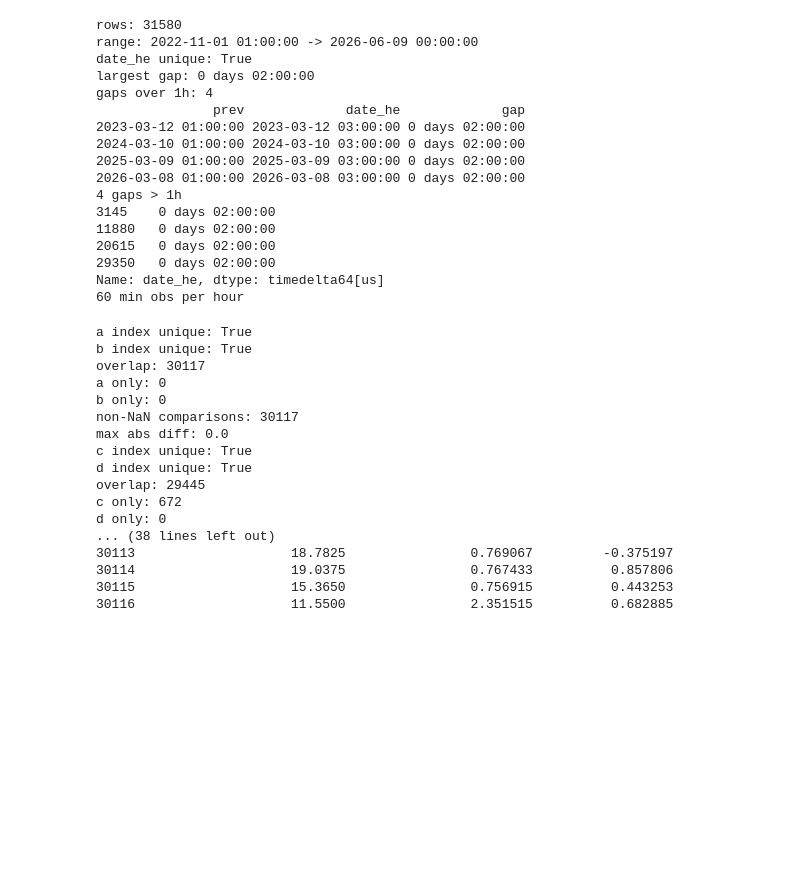
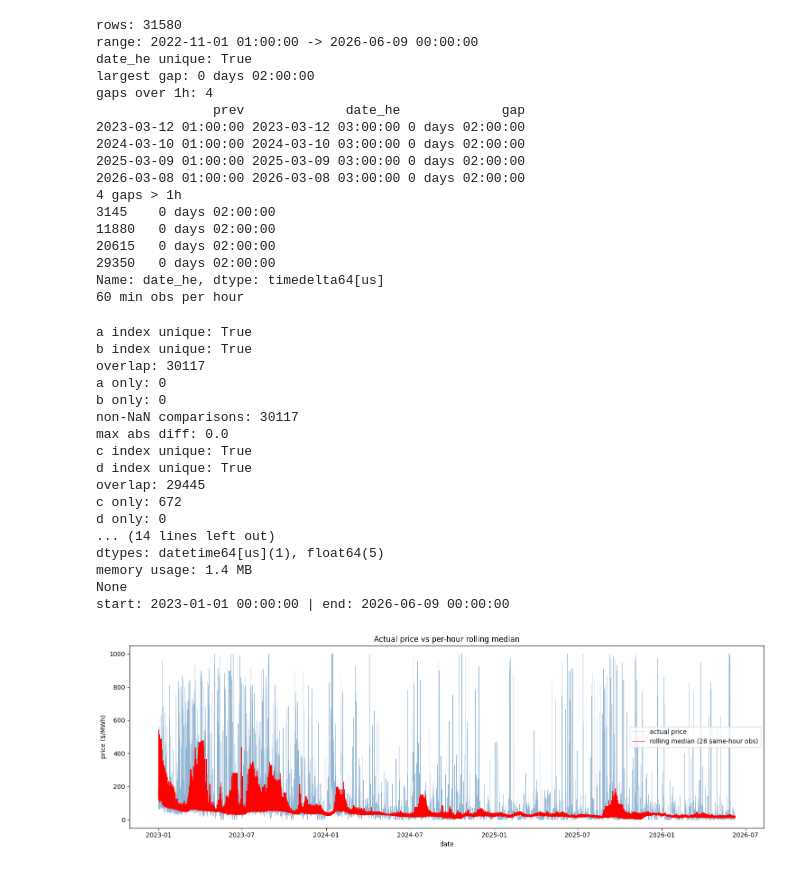
Before and after one commit to rchlmlngt/Alberta-Power-Market-Analysis, a Jupyter notebook: detecting_outliers.ipynb, the cells around one changed output. Saved outputs shown, nothing was run; the diff lists cells and outputs as text; code cells hidden in the pictures; blank space fills up the shorter version.

```diff
--- a/detecting_outliers.ipynb
+++ b/detecting_outliers.ipynb
@@ -159,38 +163,54 @@ check_MAD = check_MAD[check_MAD['date_he'] >= '2023-01-01']
 c = price_rolling_median.set_index('date_he')['same_hour_28_obs_roll_MAD']
 d = check_MAD.set_index('date_he')['roll_MAD'].dropna()
 
 # 1. Indexes must be unique, or alignment fans out / misbehaves
 print("c index unique:", c.index.is_unique)
 print("d index unique:", d.index.is_unique)
 
 # 2. How many labels actually overlap? (this is what gets compared)
 print("overlap:", c.index.intersection(d.index).size)
 print("c only:", c.index.difference(d.index).size)
 print("d only:", d.index.difference(c.index).size)
 
 diff_mad = (c - d).abs()
 print("non-NaN comparisons:", diff_mad.notna().sum())
 print("max abs diff:", diff_mad.max())
 
+floored = price_rolling_median['same_hour_28_obs_roll_MAD'] < 1.0
+print("floored share:", round(floored.mean()*100, 2), "%")
+
 print(price_rolling_median.info())
-print(price_rolling_median.head())
-print(price_rolling_median.tail())
+
+print("start:", price_rolling_median['date_he'].min(), "| end:", price_rolling_median['date_he'].max())
+
+fig, ax = plt.subplots(figsize=(15, 5))
+ax.plot(price_rolling_median['date_he'], price_rolling_median['actual_price'],
+        color='steelblue', lw=0.4, alpha=0.6, label='actual price')
+ax.plot(price_rolling_median['date_he'], price_rolling_median['same_hour_28_obs_roll_med'],
+        color='red', lw=0.7, label='rolling median (28 same-hour obs)')
+ax.set_title('Actual price vs per-hour rolling median')
+ax.set_xlabel('date')
+ax.set_ylabel('price ($/MWh)')
+ax.legend()
+plt.tight_layout()
+plt.show()
 # %% [output]
 a index unique: True
 b index unique: True
 overlap: 30117
 a only: 0
 b only: 0
 non-NaN comparisons: 30117
 max abs diff: 0.0
 c index unique: True
 d index unique: True
 overlap: 29445
 c only: 672
 d only: 0
-... (38 lines left out)
-30113                    18.7825                0.769067         -0.375197
-30114                    19.0375                0.767433          0.857806
-30115                    15.3650                0.756915          0.443253
-30116                    11.5500                2.351515          0.682885
+... (14 lines left out)
+dtypes: datetime64[us](1), float64(5)
+memory usage: 1.4 MB
+None
+start: 2023-01-01 00:00:00 | end: 2026-06-09 00:00:00
+[figure, added]
 # %%
```
Also changed, not shown: parts of 10 cells of this notebook.
